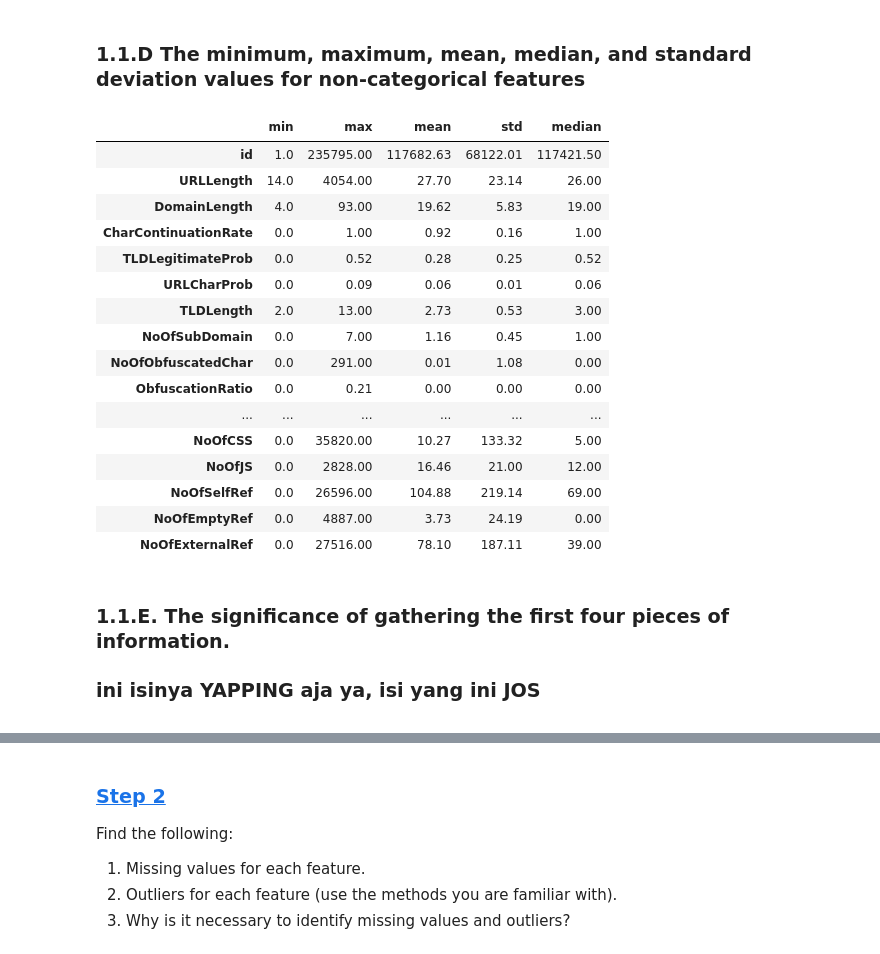
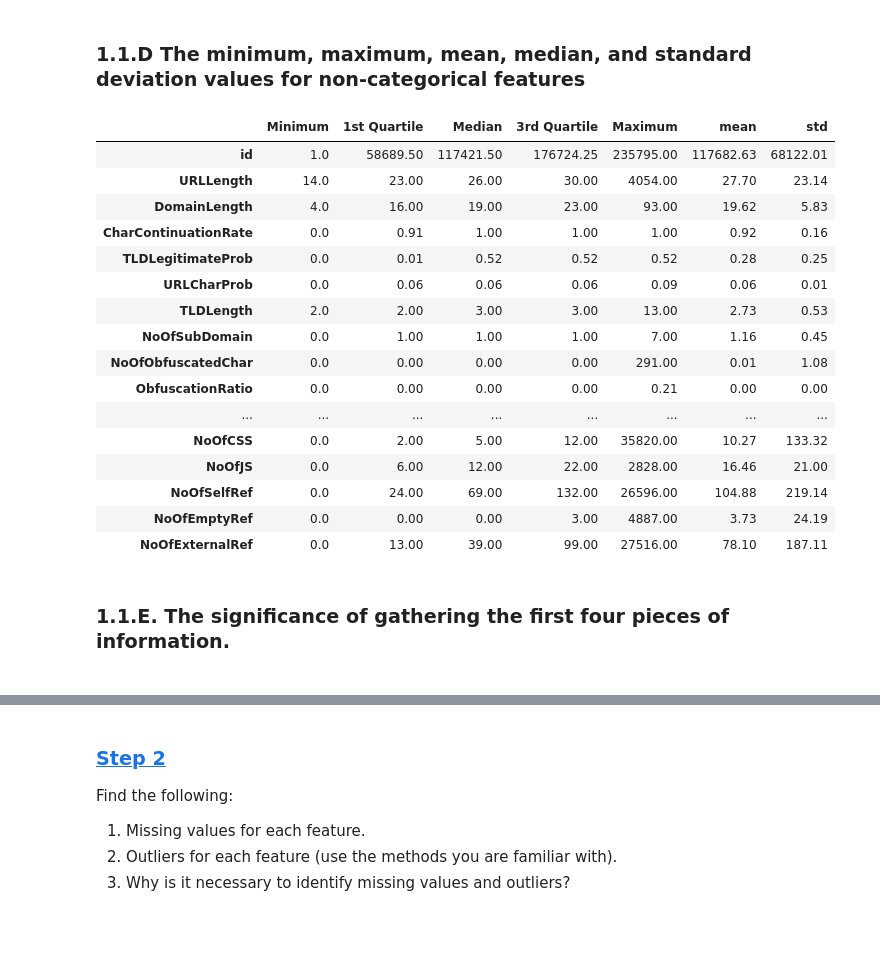
Before and after one commit to adli-arindra/Tucil-2-DAI, a Jupyter notebook: main.ipynb, the cells around one changed output, grey strips where cells are left out. Saved outputs shown, nothing was run; the diff lists cells and outputs as text; code cells hidden in the pictures; blank space fills up the shorter version.

```diff
--- a/main.ipynb
+++ b/main.ipynb
@@ -113,31 +147,31 @@ label: [1 0]
 # %%
 non_categorical_columns = [col for col in df.columns if col not in categorical_columns]
 non_categorical_df = df[non_categorical_columns]
 
-output = non_categorical_df.describe().loc[['min', 'max', 'mean', 'std']].round(2)
-median_row = non_categorical_df.median(numeric_only=True)
-output.loc['median'] = median_row
+# output = non_categorical_df.describe().loc[['min', 'max', 'mean', 'std']].round(2)
+# median_row = non_categorical_df.median(numeric_only=True)
+# output.loc['median'] = median_row
+output = non_categorical_df.describe().loc[['min', '25%', '50%', '75%', 'max', 'mean', 'std']].round(2)
+output.rename(index={'min': 'Minimum', '25%': '1st Quartile', '50%': 'Median', '75%': '3rd Quartile', 'max': 'Maximum'}, inplace=True)
 
 output.transpose().round(2)
 # %% [output]
-|  | min | max | mean | std | median |
-| id | 1.0 | 235795.00 | 117682.63 | 68122.01 | 117421.50 |
-| URLLength | 14.0 | 4054.00 | 27.70 | 23.14 | 26.00 |
-| DomainLength | 4.0 | 93.00 | 19.62 | 5.83 | 19.00 |
-| CharContinuationRate | 0.0 | 1.00 | 0.92 | 0.16 | 1.00 |
-| TLDLegitimateProb | 0.0 | 0.52 | 0.28 | 0.25 | 0.52 |
-| URLCharProb | 0.0 | 0.09 | 0.06 | 0.01 | 0.06 |
-| TLDLength | 2.0 | 13.00 | 2.73 | 0.53 | 3.00 |
-| NoOfSubDomain | 0.0 | 7.00 | 1.16 | 0.45 | 1.00 |
-| NoOfObfuscatedChar | 0.0 | 291.00 | 0.01 | 1.08 | 0.00 |
-| ObfuscationRatio | 0.0 | 0.21 | 0.00 | 0.00 | 0.00 |
-| ... | ... | ... | ... | ... | ... |
-| NoOfCSS | 0.0 | 35820.00 | 10.27 | 133.32 | 5.00 |
-| NoOfJS | 0.0 | 2828.00 | 16.46 | 21.00 | 12.00 |
-| NoOfSelfRef | 0.0 | 26596.00 | 104.88 | 219.14 | 69.00 |
-| NoOfEmptyRef | 0.0 | 4887.00 | 3.73 | 24.19 | 0.00 |
-| NoOfExternalRef | 0.0 | 27516.00 | 78.10 | 187.11 | 39.00 |
+|  | Minimum | 1st Quartile | Median | 3rd Quartile | Maximum | mean | std |
+| id | 1.0 | 58689.50 | 117421.50 | 176724.25 | 235795.00 | 117682.63 | 68122.01 |
+| URLLength | 14.0 | 23.00 | 26.00 | 30.00 | 4054.00 | 27.70 | 23.14 |
+| DomainLength | 4.0 | 16.00 | 19.00 | 23.00 | 93.00 | 19.62 | 5.83 |
+| CharContinuationRate | 0.0 | 0.91 | 1.00 | 1.00 | 1.00 | 0.92 | 0.16 |
+| TLDLegitimateProb | 0.0 | 0.01 | 0.52 | 0.52 | 0.52 | 0.28 | 0.25 |
+| URLCharProb | 0.0 | 0.06 | 0.06 | 0.06 | 0.09 | 0.06 | 0.01 |
+| TLDLength | 2.0 | 2.00 | 3.00 | 3.00 | 13.00 | 2.73 | 0.53 |
+| NoOfSubDomain | 0.0 | 1.00 | 1.00 | 1.00 | 7.00 | 1.16 | 0.45 |
+| NoOfObfuscatedChar | 0.0 | 0.00 | 0.00 | 0.00 | 291.00 | 0.01 | 1.08 |
+| ObfuscationRatio | 0.0 | 0.00 | 0.00 | 0.00 | 0.21 | 0.00 | 0.00 |
+| ... | ... | ... | ... | ... | ... | ... | ... |
+| NoOfCSS | 0.0 | 2.00 | 5.00 | 12.00 | 35820.00 | 10.27 | 133.32 |
+| NoOfJS | 0.0 | 6.00 | 12.00 | 22.00 | 2828.00 | 16.46 | 21.00 |
+| NoOfSelfRef | 0.0 | 24.00 | 69.00 | 132.00 | 26596.00 | 104.88 | 219.14 |
+| NoOfEmptyRef | 0.0 | 0.00 | 0.00 | 3.00 | 4887.00 | 3.73 | 24.19 |
+| NoOfExternalRef | 0.0 | 13.00 | 39.00 | 99.00 | 27516.00 | 78.10 | 187.11 |
 # %% [markdown]
 <h3>1.1.E. The significance of gathering the first four pieces of information.<h3>
-
-ini isinya <strong>YAPPING</strong> aja ya, isi yang ini <strong>JOS</strong>
```
Also changed, not shown: parts of 7 cells of this notebook.
